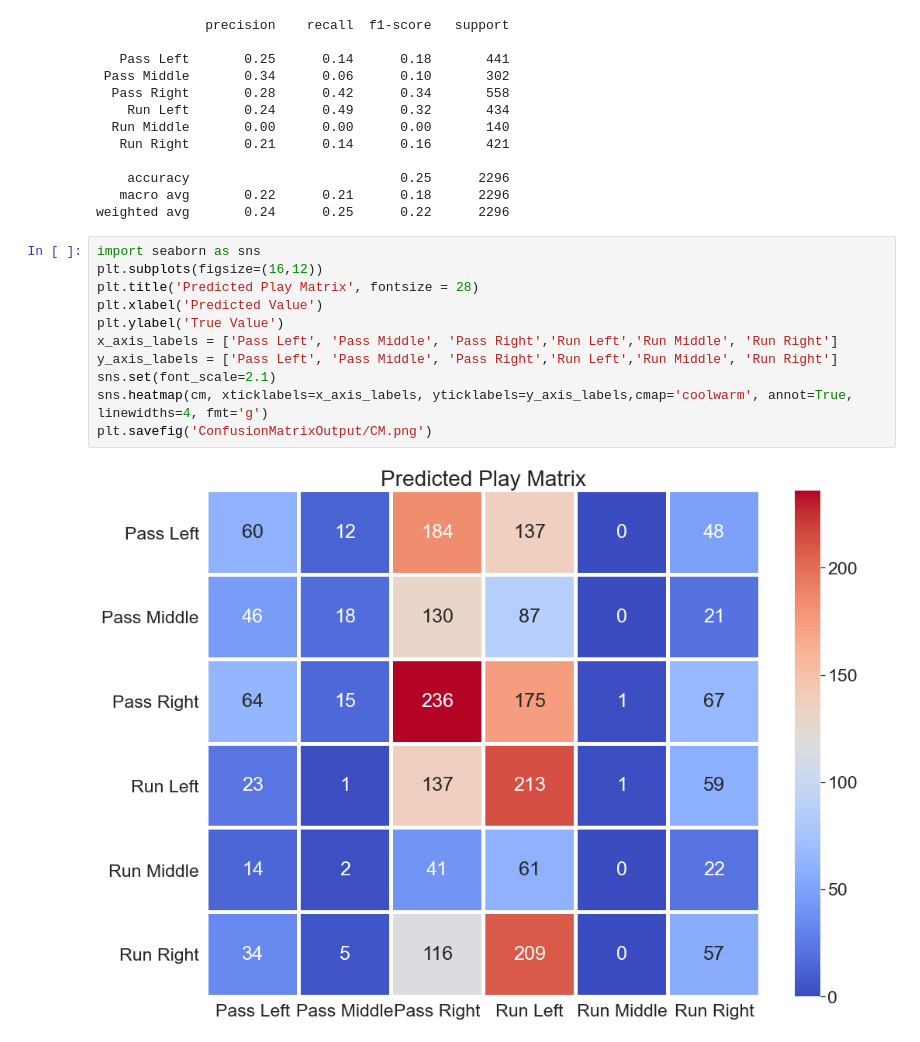
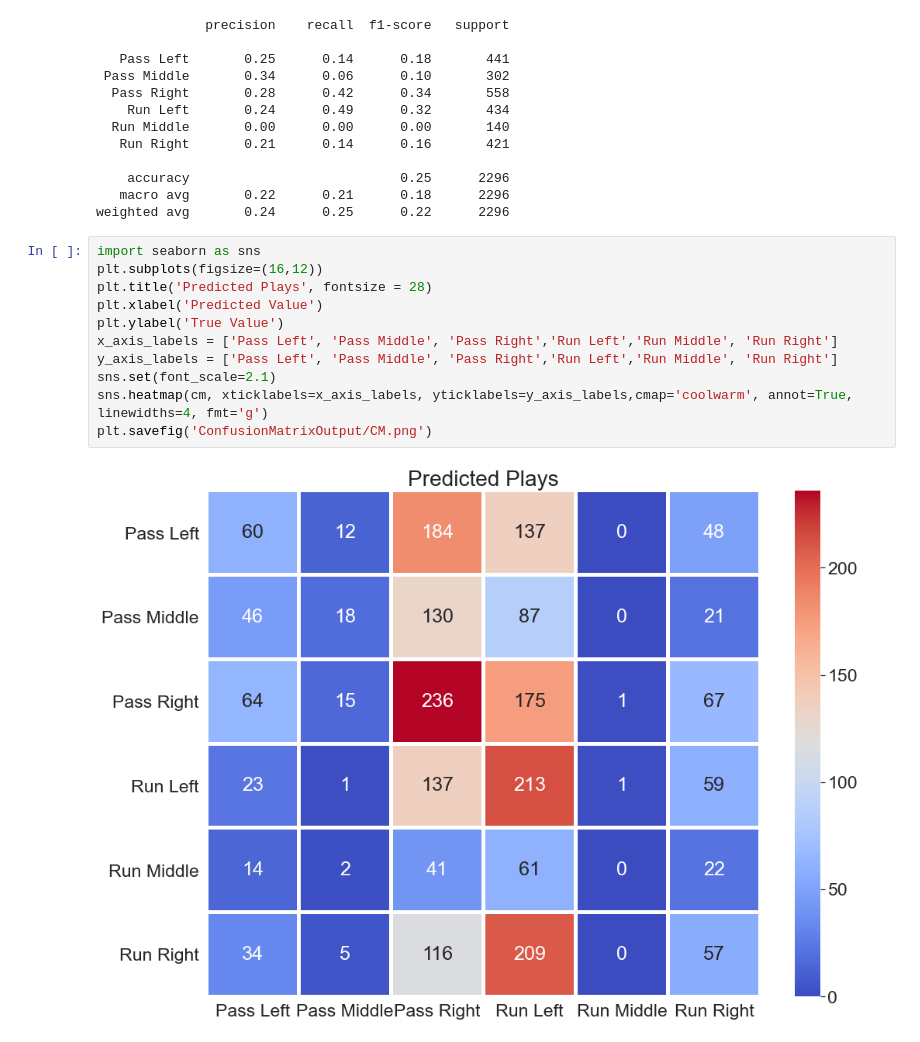
Before and after one commit to DanielKarpowicz/final_project_plays_prediction, a Jupyter notebook: MasterFile.ipynb, the cells around one changed output. Drawn from its saved outputs; the diff is of its cells as text.

```diff
--- a/MasterFile.ipynb
+++ b/MasterFile.ipynb
@@ -167,13 +167,13 @@ weighted avg       0.24      0.25      0.22      2296
 # %%
 import seaborn as sns
 plt.subplots(figsize=(16,12))
-plt.title('Predicted Play Matrix', fontsize = 28)
+plt.title('Predicted Plays', fontsize = 28)
 plt.xlabel('Predicted Value')
 plt.ylabel('True Value')
 x_axis_labels = ['Pass Left', 'Pass Middle', 'Pass Right','Run Left','Run Middle', 'Run Right']
 y_axis_labels = ['Pass Left', 'Pass Middle', 'Pass Right','Run Left','Run Middle', 'Run Right']
 sns.set(font_scale=2.1)
 sns.heatmap(cm, xticklabels=x_axis_labels, yticklabels=y_axis_labels,cmap='coolwarm', annot=True, linewidths=4, fmt='g')
 plt.savefig('ConfusionMatrixOutput/CM.png')
 # %% [output]
-[figure, old version]
+[figure, new version]
```
Also changed, not shown: 1 other file.
